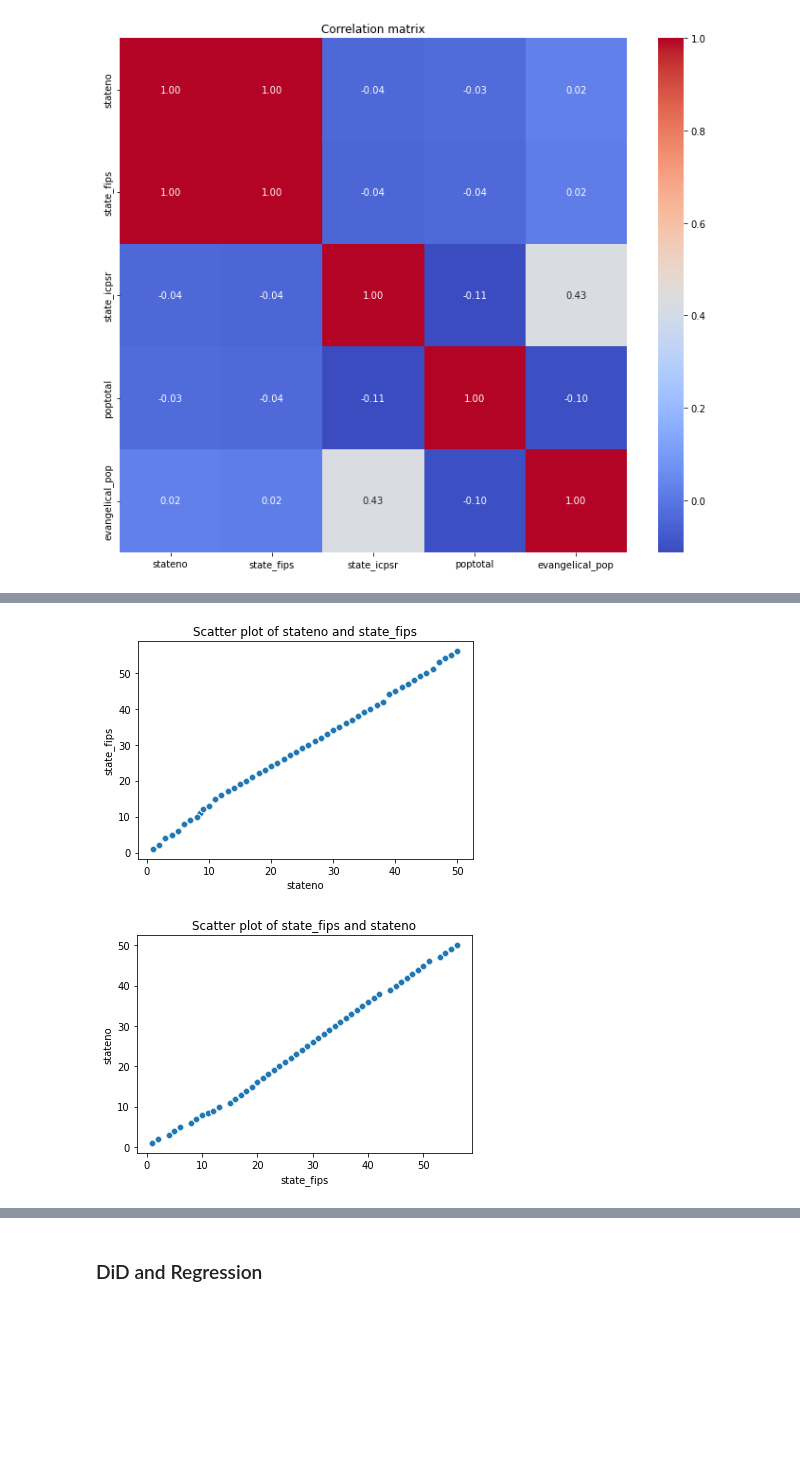
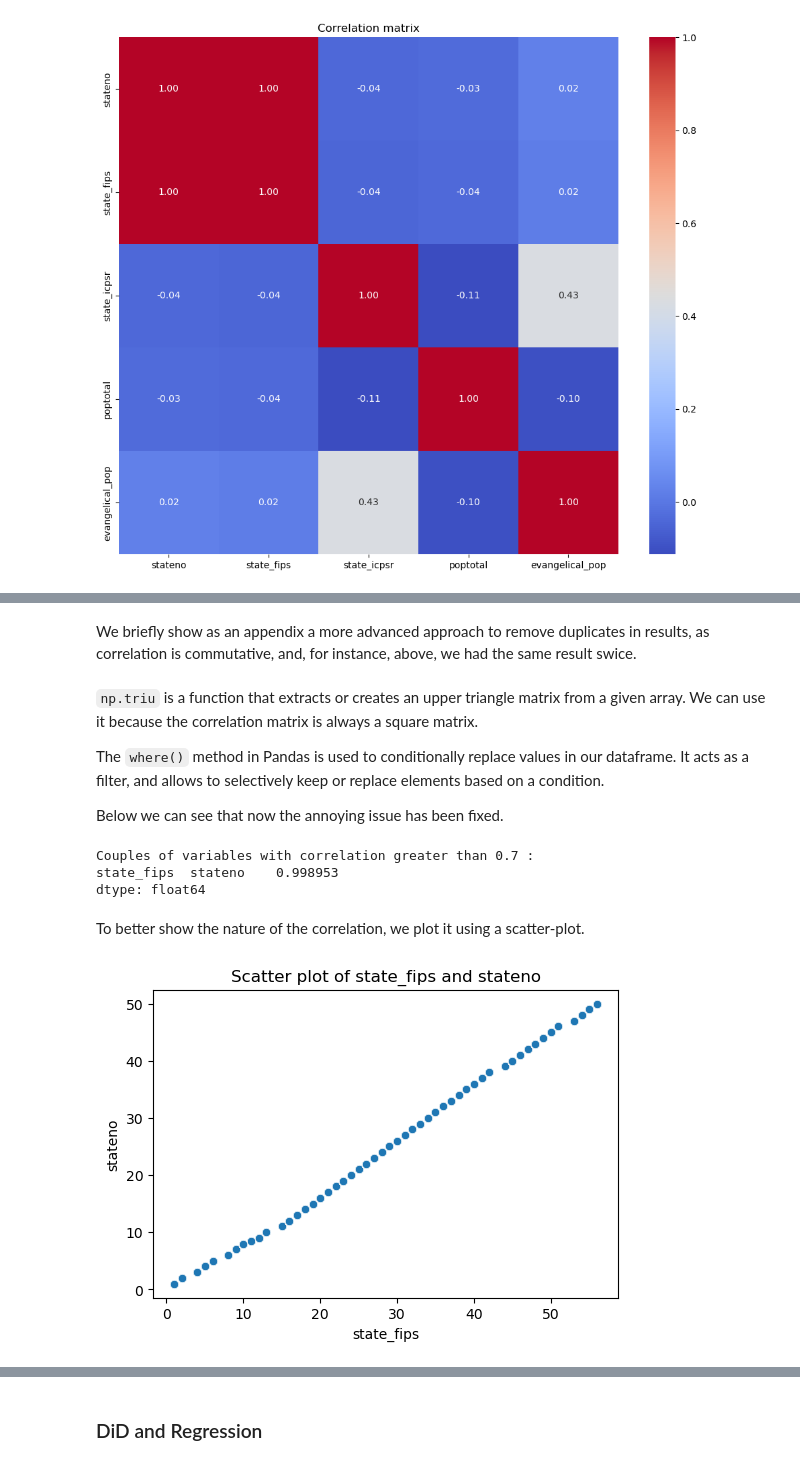
Before and after one commit to SaverioPCapra/metrics_theory_2_project, a Jupyter notebook: tutorial.ipynb, the cells around one changed output, grey strips where cells are left out. Saved outputs shown, nothing was run; the diff lists cells and outputs as text; code cells hidden in the pictures; blank space fills up the shorter version.

Commit message:
fixed basic stats; added context; added appendix

```diff
--- a/tutorial.ipynb
+++ b/tutorial.ipynb
@@ -414,14 +500,46 @@ dtype: float64
+# %% [markdown]
+We briefly show as an appendix a more advanced approach to remove duplicates in results, as correlation is commutative, and, for instance, above, we had the same result swice.
+# %%
+# Get the upper triangle of the correlation matrix (excluding the diagonal)
+upper_triangle = corr_matrix.where(np.triu(np.ones(corr_matrix.shape), k=1).astype(bool))
+
+# Unstack the upper triangle, sort by correlation values (descending), and remove NaNs
+corr_pairs = upper_triangle.unstack().sort_values(ascending=False).dropna()
+
+# Filter the Series to keep only correlations that are:
+#   - Greater than the specified threshold (highly correlated pairs)
+corr_pairs = corr_pairs[corr_pairs > threshold]
+# %% [markdown]
+`np.triu` is a function that extracts or creates an upper triangle matrix from a given array. We can use it because the correlation matrix is always a square matrix.
+
+The `where()` method in Pandas is used to conditionally replace values in our dataframe. It acts as a filter, and allows to selectively keep or replace elements based on a condition.
+
+Below we can see that now the annoying issue has been fixed.
+# %%
+print("\nCouples of variables with correlation greater than", threshold, ":")
+print(corr_pairs)
+# %% [output]
+Couples of variables with correlation greater than 0.7 :
+state_fips  stateno    0.998953
+dtype: float64
+# %% [markdown]
+To better show the nature of the correlation, we plot it using a scatter-plot.
 # %%
-# scatter plot for highy correlated variables
-if not corr_pairs.empty:
-    pairs = corr_pairs.index.tolist()[:2]
-    for (var1, var2) in pairs:
+# Scatter plot for highly correlated variables
+if not corr_pairs.empty: # Check if the 'corr_pairs' Series is not empty (i.e., if there are highly correlated pairs)
+    pairs = corr_pairs.index.tolist() # Extract the first two highly correlated pairs from the index of 'corr_pairs'
+                                        # .index gets the index (which contains the variable pairs)
+                                        # .tolist() converts it to a list
+                                        # [:2] takes the first two elements of the list
+
+    for (var1, var2) in pairs: # Iterate through the first two highly correlated pairs
         plt.figure(figsize=(6,4))
-        sns.scatterplot(data=df, x=var1, y=var2)
+
+        sns.scatterplot(data=df, x=var1, y=var2) # Create a scatter plot using seaborn
+
         plt.title(f"Scatter plot of {var1} and {var2}")
         plt.xlabel(var1)
         plt.ylabel(var2)
         plt.show()
 # %% [output]
-[figure, old version]
+[figure, new version]
-[figure, removed]
```
Also changed, not shown: parts of 28 cells of this notebook.
